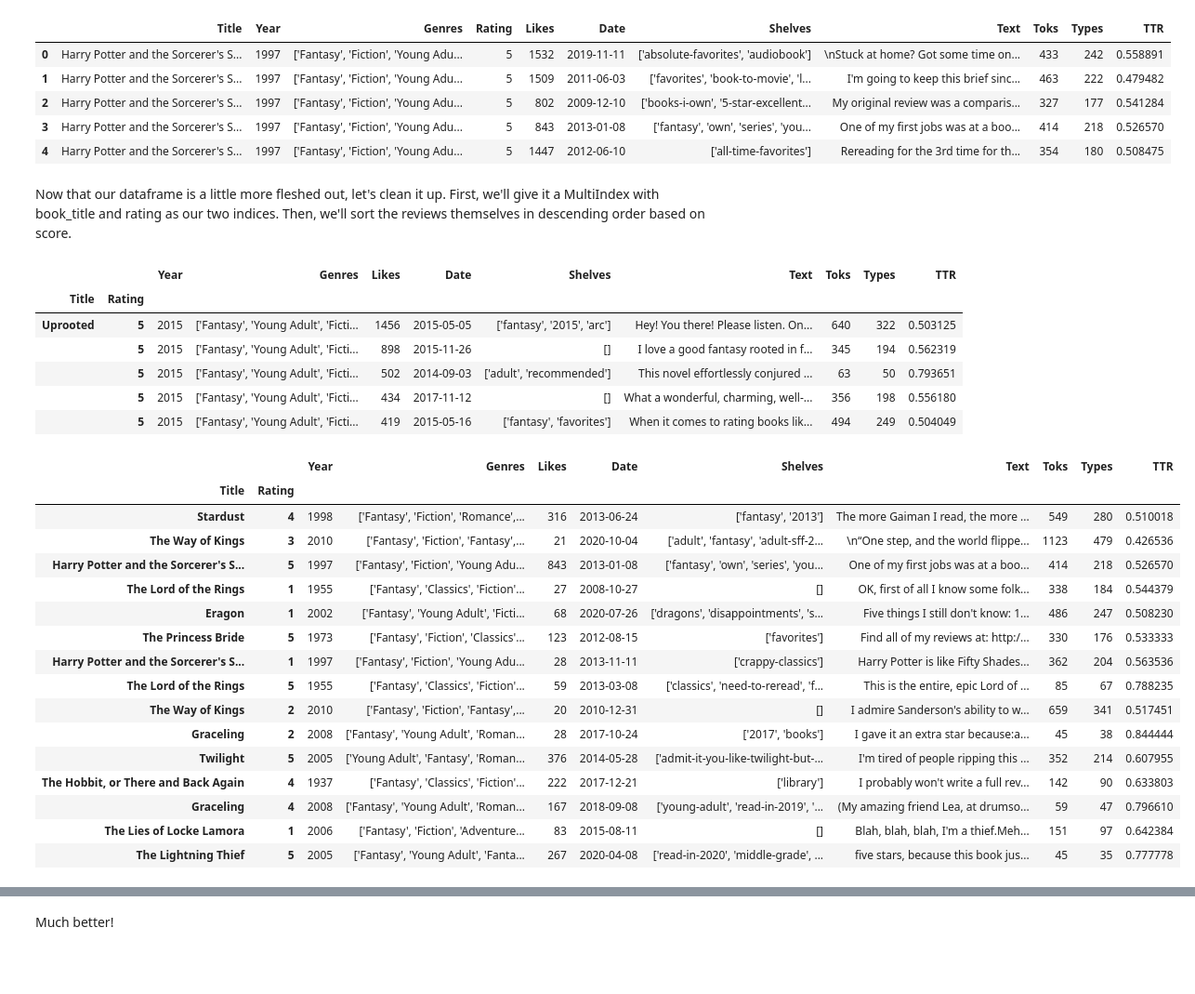
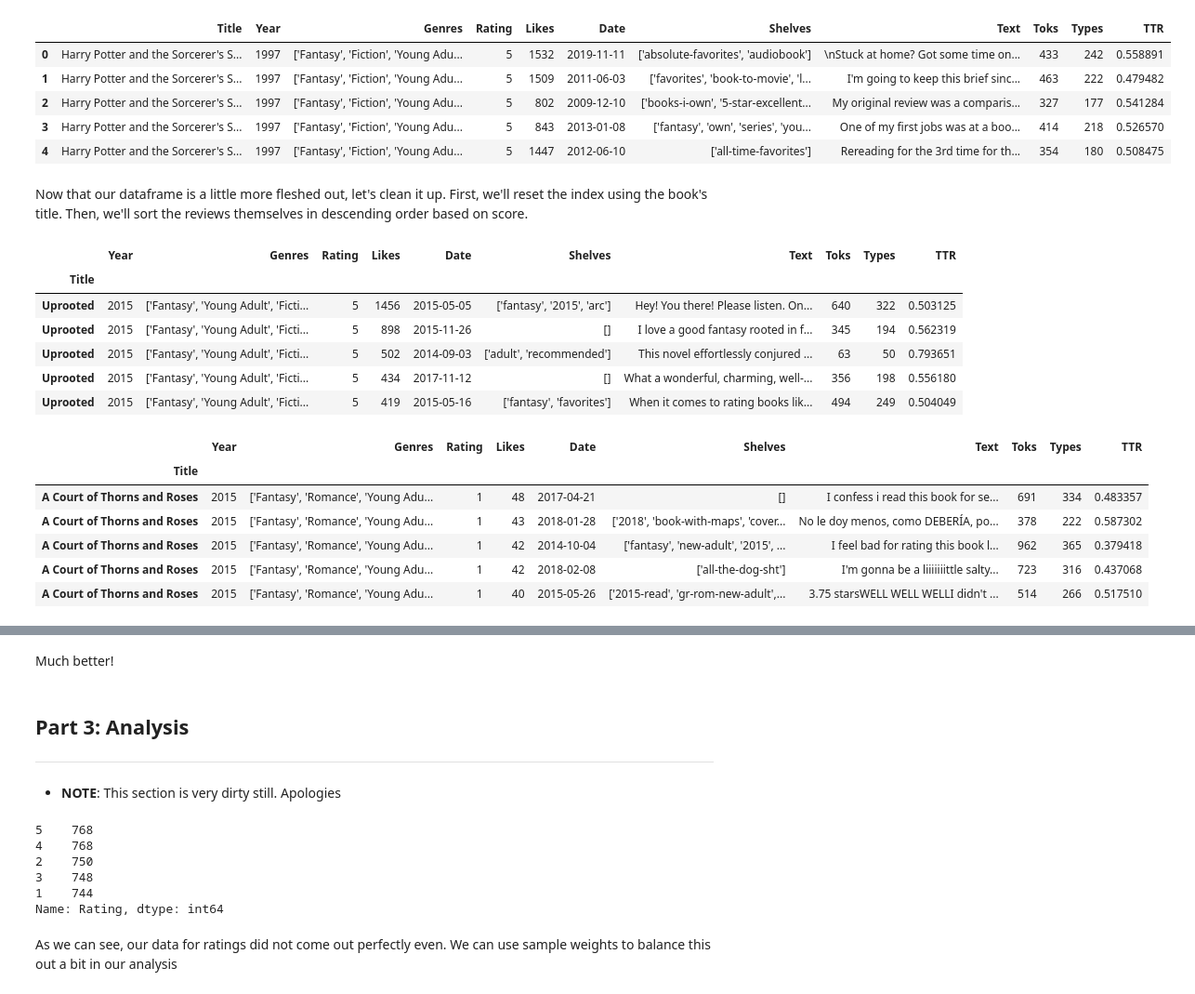
Before and after one commit to MichaelBarmada/Goodreads-Sentiment-Analysis, a Jupyter notebook: analysis.ipynb, the cells around one changed output, grey strips where cells are left out. Shown at 93% size. Drawn from its saved outputs; the diff is of its cells as text; code cells hidden in the pictures; blank space fills up the shorter version.

Commit message:
Preliminary analysis added

```diff
--- a/analysis.ipynb
+++ b/analysis.ipynb
@@ -68,35 +107,26 @@ reviews_df.head()
 | 3 | Harry Potter and the Sorcerer's S... | 1997 | ['Fantasy', 'Fiction', 'Young Adu... | 5 | 843 | 2013-01-08 | ['fantasy', 'own', 'series', 'you... | One of my first jobs was at a boo... | 414 | 218 | 0.526570 |
 | 4 | Harry Potter and the Sorcerer's S... | 1997 | ['Fantasy', 'Fiction', 'Young Adu... | 5 | 1447 | 2012-06-10 | ['all-time-favorites'] | Rereading for the 3rd time for th... | 354 | 180 | 0.508475 |
 # %% [markdown]
-Now that our dataframe is a little more fleshed out, let's clean it up. First, we'll give it a MultiIndex with book_title and rating as our two indices. Then, we'll sort the reviews themselves in descending order based on score.
+Now that our dataframe is a little more fleshed out, let's clean it up. First, we'll reset the index using the book's title. Then, we'll sort the reviews themselves in descending order based on score.
 # %%
-reviews_df.set_index(["Title", "Rating"], inplace = True)
-reviews_df.sort_values(['Title','Rating'], ascending = False, inplace = True)
+reviews_df.set_index("Title", inplace = True)
+reviews_df.sort_values(["Title", "Rating"], ascending = False, inplace = True)
 # %%
 reviews_df.head()
+reviews_df.tail()
 reviews_df.sample(15)
 # %% [output]
-|  |  | Year | Genres | Likes | Date | Shelves | Text | Toks | Types | TTR |
-| Title | Rating |  |  |  |  |  |  |  |  |  |
-| Uprooted | 5 | 2015 | ['Fantasy', 'Young Adult', 'Ficti... | 1456 | 2015-05-05 | ['fantasy', '2015', 'arc'] | Hey! You there! Please listen. On... | 640 | 322 | 0.503125 |
-|  | 5 | 2015 | ['Fantasy', 'Young Adult', 'Ficti... | 898 | 2015-11-26 | [] | I love a good fantasy rooted in f... | 345 | 194 | 0.562319 |
-|  | 5 | 2015 | ['Fantasy', 'Young Adult', 'Ficti... | 502 | 2014-09-03 | ['adult', 'recommended'] | This novel effortlessly conjured ... | 63 | 50 | 0.793651 |
-|  | 5 | 2015 | ['Fantasy', 'Young Adult', 'Ficti... | 434 | 2017-11-12 | [] | What a wonderful, charming, well-... | 356 | 198 | 0.556180 |
-|  | 5 | 2015 | ['Fantasy', 'Young Adult', 'Ficti... | 419 | 2015-05-16 | ['fantasy', 'favorites'] | When it comes to rating books lik... | 494 | 249 | 0.504049 |
+|  | Year | Genres | Rating | Likes | Date | Shelves | Text | Toks | Types | TTR |
+| Title |  |  |  |  |  |  |  |  |  |  |
+| Uprooted | 2015 | ['Fantasy', 'Young Adult', 'Ficti... | 5 | 1456 | 2015-05-05 | ['fantasy', '2015', 'arc'] | Hey! You there! Please listen. On... | 640 | 322 | 0.503125 |
+| Uprooted | 2015 | ['Fantasy', 'Young Adult', 'Ficti... | 5 | 898 | 2015-11-26 | [] | I love a good fantasy rooted in f... | 345 | 194 | 0.562319 |
+| Uprooted | 2015 | ['Fantasy', 'Young Adult', 'Ficti... | 5 | 502 | 2014-09-03 | ['adult', 'recommended'] | This novel effortlessly conjured ... | 63 | 50 | 0.793651 |
+| Uprooted | 2015 | ['Fantasy', 'Young Adult', 'Ficti... | 5 | 434 | 2017-11-12 | [] | What a wonderful, charming, well-... | 356 | 198 | 0.556180 |
+| Uprooted | 2015 | ['Fantasy', 'Young Adult', 'Ficti... | 5 | 419 | 2015-05-16 | ['fantasy', 'favorites'] | When it comes to rating books lik... | 494 | 249 | 0.504049 |
-|  |  | Year | Genres | Likes | Date | Shelves | Text | Toks | Types | TTR |
-| Title | Rating |  |  |  |  |  |  |  |  |  |
-| Stardust | 4 | 1998 | ['Fantasy', 'Fiction', 'Romance',... | 316 | 2013-06-24 | ['fantasy', '2013'] | The more Gaiman I read, the more ... | 549 | 280 | 0.510018 |
-| The Way of Kings | 3 | 2010 | ['Fantasy', 'Fiction', 'Fantasy',... | 21 | 2020-10-04 | ['adult', 'fantasy', 'adult-sff-2... | \n“One step, and the world flippe... | 1123 | 479 | 0.426536 |
-| Harry Potter and the Sorcerer's S... | 5 | 1997 | ['Fantasy', 'Fiction', 'Young Adu... | 843 | 2013-01-08 | ['fantasy', 'own', 'series', 'you... | One of my first jobs was at a boo... | 414 | 218 | 0.526570 |
-| The Lord of the Rings | 1 | 1955 | ['Fantasy', 'Classics', 'Fiction'... | 27 | 2008-10-27 | [] | OK, first of all I know some folk... | 338 | 184 | 0.544379 |
-| Eragon | 1 | 2002 | ['Fantasy', 'Young Adult', 'Ficti... | 68 | 2020-07-26 | ['dragons', 'disappointments', 's... | Five things I still don't know: 1... | 486 | 247 | 0.508230 |
-| The Princess Bride | 5 | 1973 | ['Fantasy', 'Fiction', 'Classics'... | 123 | 2012-08-15 | ['favorites'] | Find all of my reviews at: http:/... | 330 | 176 | 0.533333 |
-| Harry Potter and the Sorcerer's S... | 1 | 1997 | ['Fantasy', 'Fiction', 'Young Adu... | 28 | 2013-11-11 | ['crappy-classics'] | Harry Potter is like Fifty Shades... | 362 | 204 | 0.563536 |
-| The Lord of the Rings | 5 | 1955 | ['Fantasy', 'Classics', 'Fiction'... | 59 | 2013-03-08 | ['classics', 'need-to-reread', 'f... | This is the entire, epic Lord of ... | 85 | 67 | 0.788235 |
-| The Way of Kings | 2 | 2010 | ['Fantasy', 'Fiction', 'Fantasy',... | 20 | 2010-12-31 | [] | I admire Sanderson's ability to w... | 659 | 341 | 0.517451 |
-| Graceling | 2 | 2008 | ['Fantasy', 'Young Adult', 'Roman... | 28 | 2017-10-24 | ['2017', 'books'] | I gave it an extra star because:a... | 45 | 38 | 0.844444 |
-| Twilight | 5 | 2005 | ['Young Adult', 'Fantasy', 'Roman... | 376 | 2014-05-28 | ['admit-it-you-like-twilight-but-... | I'm tired of people ripping this ... | 352 | 214 | 0.607955 |
-| The Hobbit, or There and Back Again | 4 | 1937 | ['Fantasy', 'Classics', 'Fiction'... | 222 | 2017-12-21 | ['library'] | I probably won't write a full rev... | 142 | 90 | 0.633803 |
-| Graceling | 4 | 2008 | ['Fantasy', 'Young Adult', 'Roman... | 167 | 2018-09-08 | ['young-adult', 'read-in-2019', '... | (My amazing friend Lea, at drumso... | 59 | 47 | 0.796610 |
-| The Lies of Locke Lamora | 1 | 2006 | ['Fantasy', 'Fiction', 'Adventure... | 83 | 2015-08-11 | [] | Blah, blah, blah, I'm a thief.Meh... | 151 | 97 | 0.642384 |
-| The Lightning Thief | 5 | 2005 | ['Fantasy', 'Young Adult', 'Fanta... | 267 | 2020-04-08 | ['read-in-2020', 'middle-grade', ... | five stars, because this book jus... | 45 | 35 | 0.777778 |
+|  | Year | Genres | Rating | Likes | Date | Shelves | Text | Toks | Types | TTR |
+| Title |  |  |  |  |  |  |  |  |  |  |
+| A Court of Thorns and Roses | 2015 | ['Fantasy', 'Romance', 'Young Adu... | 1 | 48 | 2017-04-21 | [] | I confess i read this book for se... | 691 | 334 | 0.483357 |
+| A Court of Thorns and Roses | 2015 | ['Fantasy', 'Romance', 'Young Adu... | 1 | 43 | 2018-01-28 | ['2018', 'book-with-maps', 'cover... | No le doy menos, como DEBERÍA, po... | 378 | 222 | 0.587302 |
+| A Court of Thorns and Roses | 2015 | ['Fantasy', 'Romance', 'Young Adu... | 1 | 42 | 2014-10-04 | ['fantasy', 'new-adult', '2015', ... | I feel bad for rating this book l... | 962 | 365 | 0.379418 |
+| A Court of Thorns and Roses | 2015 | ['Fantasy', 'Romance', 'Young Adu... | 1 | 42 | 2018-02-08 | ['all-the-dog-sht'] | I'm gonna be a liiiiiiittle salty... | 723 | 316 | 0.437068 |
+| A Court of Thorns and Roses | 2015 | ['Fantasy', 'Romance', 'Young Adu... | 1 | 40 | 2015-05-26 | ['2015-read', 'gr-rom-new-adult',... | 3.75 starsWELL WELL WELLI didn't ... | 514 | 266 | 0.517510 |
@@ -103,2 +150,17 @@ reviews_df.sample(15)
 # %% [markdown]
 Much better!
+# %% [markdown]
+## Part 3: Analysis
+---
+- **NOTE**: This section is very dirty still. Apologies
+# %%
+reviews_df.Rating.value_counts()
+# %% [output]
+5    768
+4    768
+2    750
+3    748
+1    744
+Name: Rating, dtype: int64
+# %% [markdown]
+As we can see, our data for ratings did not come out perfectly even. We can use sample weights to balance this out a bit in our analysis
```
Also changed, not shown: parts of 22 cells of this notebook.
